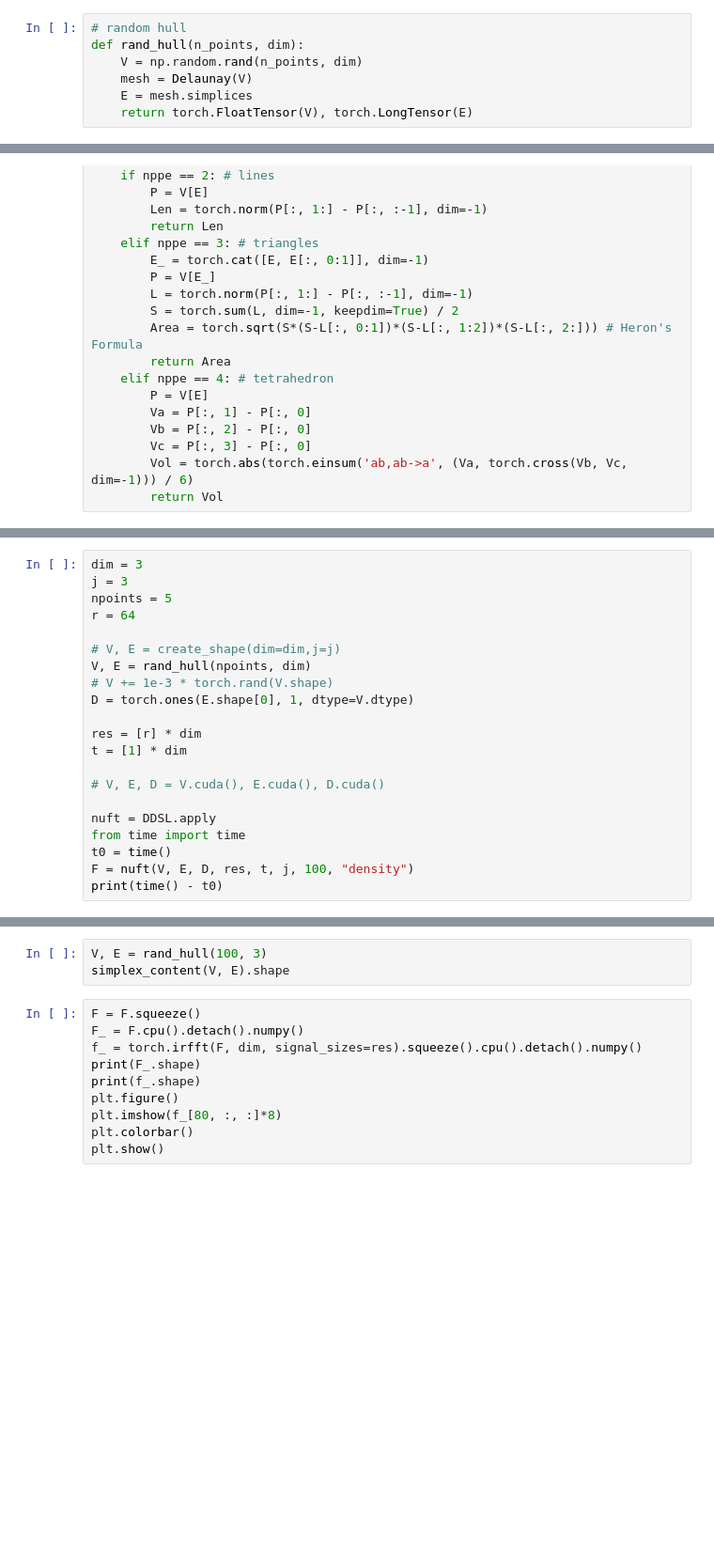
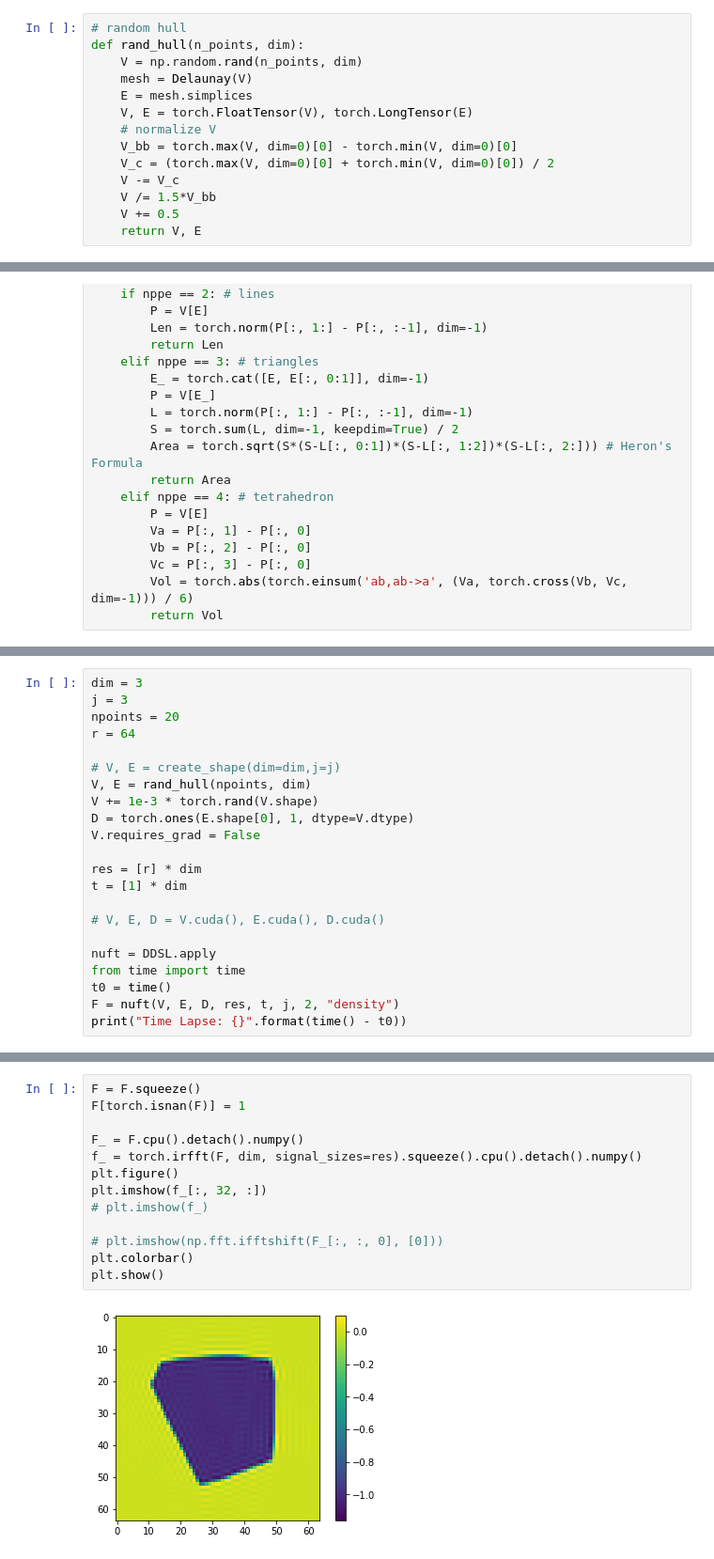
Before and after one commit to maxjiang93/DDSL, a Jupyter notebook: ddsl/test_ddsl.ipynb, the cells around one changed output, grey strips where cells are left out. Shown: that part at 94% size. Drawn from its saved outputs; the diff is of its cells as text; blank space fills up the shorter version.

```diff
--- a/ddsl/test_ddsl.ipynb
+++ b/ddsl/test_ddsl.ipynb
@@ -64,7 +63,14 @@ def rand_hull(n_points, dim):
     V = np.random.rand(n_points, dim)
     mesh = Delaunay(V)
     E = mesh.simplices
-    return torch.FloatTensor(V), torch.LongTensor(E)
+    V, E = torch.FloatTensor(V), torch.LongTensor(E)
+    # normalize V
+    V_bb = torch.max(V, dim=0)[0] - torch.min(V, dim=0)[0]
+    V_c = (torch.max(V, dim=0)[0] + torch.min(V, dim=0)[0]) / 2
+    V -= V_c
+    V /= 1.5*V_bb
+    V += 0.5
+    return V, E
 # %%
 def simplex_content(V, E):
     """
@@ -213,13 +228,14 @@ class DDSL(Function):
 # %%
 dim = 3
 j = 3
-npoints = 5
+npoints = 20
 r = 64
 
 # V, E = create_shape(dim=dim,j=j)
 V, E = rand_hull(npoints, dim)
-# V += 1e-3 * torch.rand(V.shape)
+V += 1e-3 * torch.rand(V.shape)
 D = torch.ones(E.shape[0], 1, dtype=V.dtype)
+V.requires_grad = False
 
 res = [r] * dim
 t = [1] * dim
@@ -229,6 +245,6 @@ t = [1] * dim
 nuft = DDSL.apply
 from time import time
 t0 = time()
-F = nuft(V, E, D, res, t, j, 100, "density")
-print(time() - t0)
+F = nuft(V, E, D, res, t, j, 2, "density")
+print("Time Lapse: {}".format(time() - t0))
 # %% [output]
@@ -237,13 +252,15 @@ torch.Size([3, 1])
-# %%
-V, E = rand_hull(100, 3)
-simplex_content(V, E).shape
 # %%
 F = F.squeeze()
+F[torch.isnan(F)] = 1
+
 F_ = F.cpu().detach().numpy()
 f_ = torch.irfft(F, dim, signal_sizes=res).squeeze().cpu().detach().numpy()
-print(F_.shape)
-print(f_.shape)
 plt.figure()
-plt.imshow(f_[80, :, :]*8)
+plt.imshow(f_[:, 32, :])
+# plt.imshow(f_)
+
+# plt.imshow(np.fft.ifftshift(F_[:, :, 0], [0]))
 plt.colorbar()
 plt.show()
+# %% [output]
+[figure, added]
```
Also changed, not shown: parts of 6 cells of this notebook.
